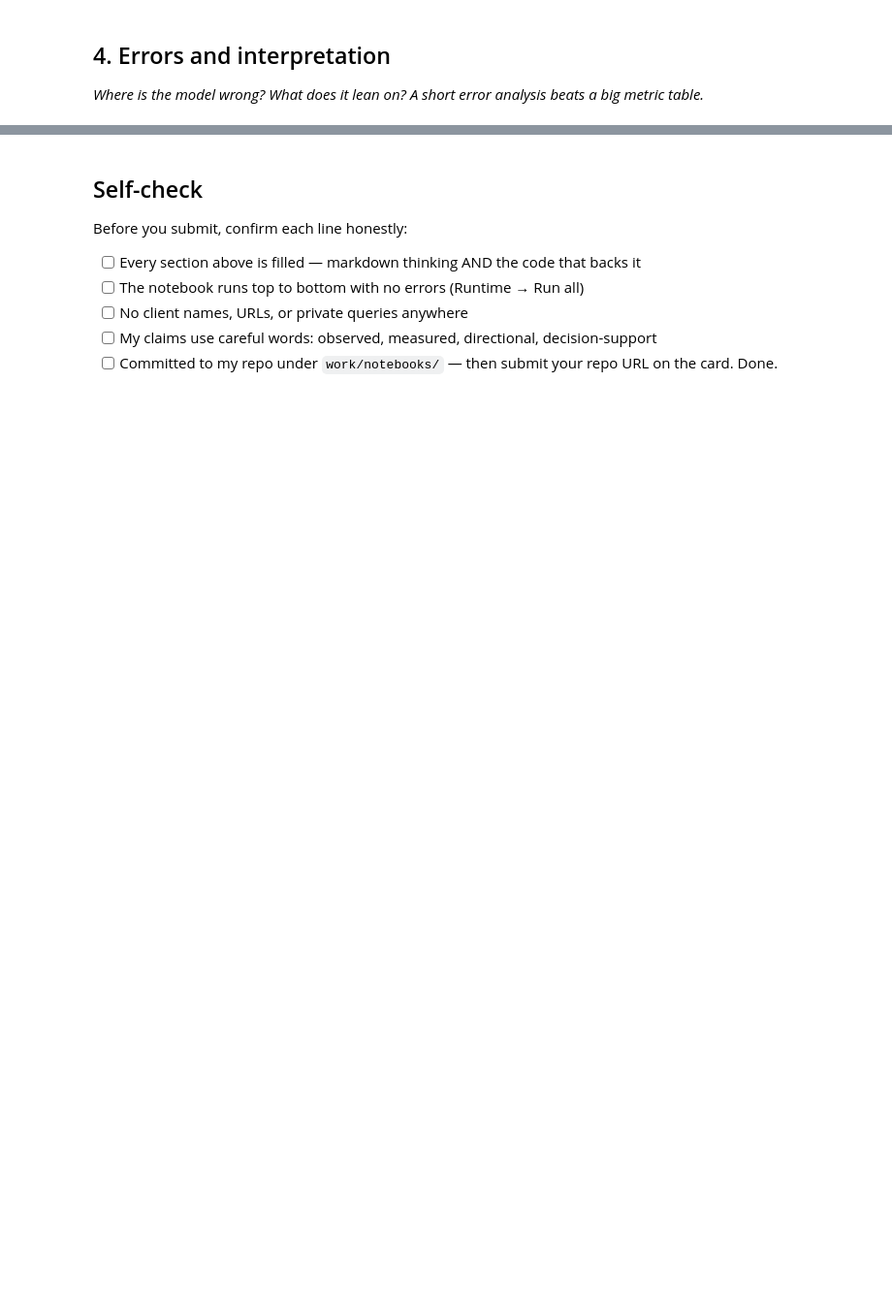
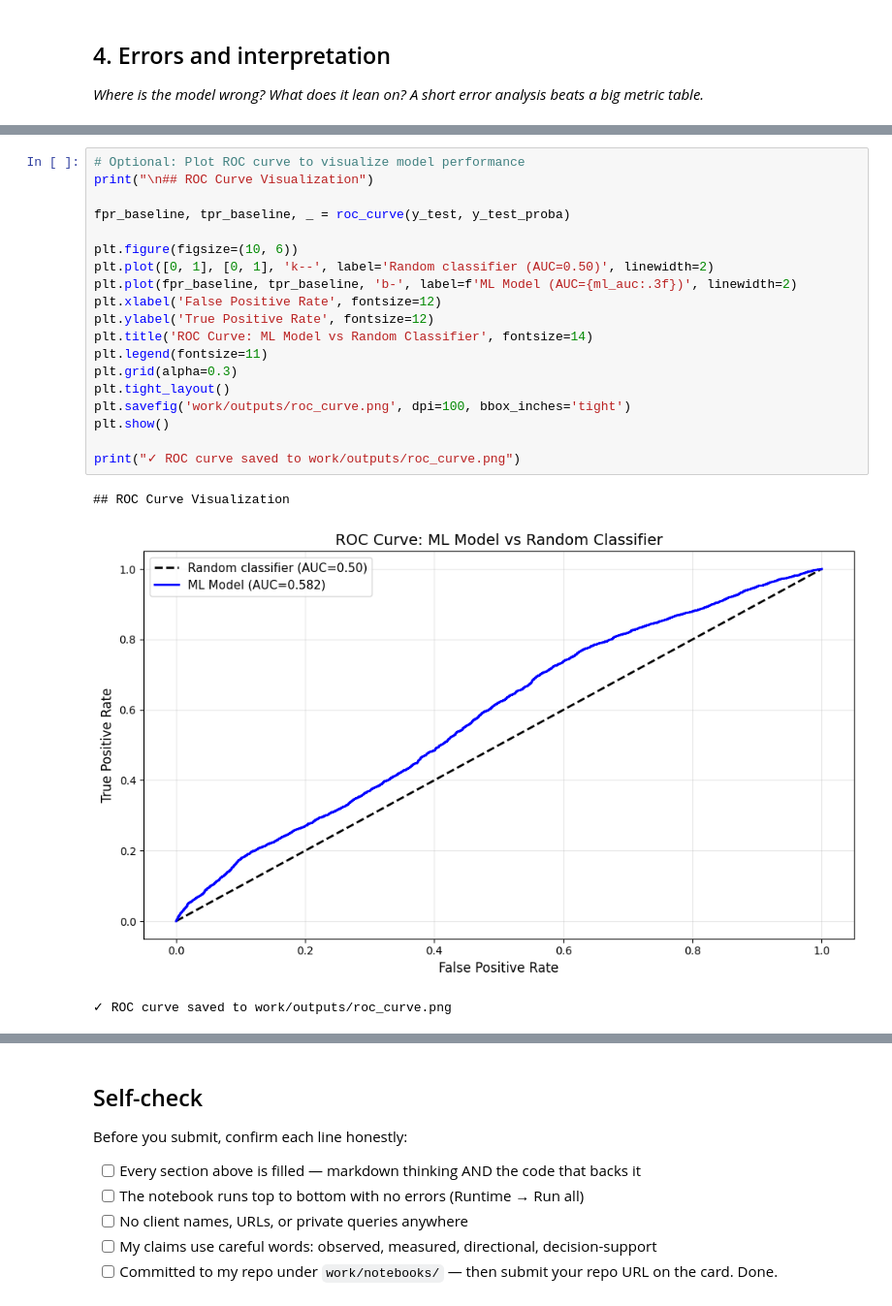
Before and after one commit to NasrinRipa/flyrank-ml-internship-2026-cohort-1-nasrin-akter-ripa, a Jupyter notebook: work/notebooks/w05_model.ipynb, the cells around one changed output, grey strips where cells are left out. Shown at 97% size. Cells and saved outputs as stored; diff of their text form; blank space fills up the shorter version.

```diff
--- a/work/notebooks/w05_model.ipynb
+++ b/work/notebooks/w05_model.ipynb
@@ -36,0 +637,23 @@ This skeleton is yours to fill. Work the sections **in order** — each one has
+# %%
+# Optional: Plot ROC curve to visualize model performance
+print("\n## ROC Curve Visualization")
+
+fpr_baseline, tpr_baseline, _ = roc_curve(y_test, y_test_proba)
+
+plt.figure(figsize=(10, 6))
+plt.plot([0, 1], [0, 1], 'k--', label='Random classifier (AUC=0.50)', linewidth=2)
+plt.plot(fpr_baseline, tpr_baseline, 'b-', label=f'ML Model (AUC={ml_auc:.3f})', linewidth=2)
+plt.xlabel('False Positive Rate', fontsize=12)
+plt.ylabel('True Positive Rate', fontsize=12)
+plt.title('ROC Curve: ML Model vs Random Classifier', fontsize=14)
+plt.legend(fontsize=11)
+plt.grid(alpha=0.3)
+plt.tight_layout()
+plt.savefig('work/outputs/roc_curve.png', dpi=100, bbox_inches='tight')
+plt.show()
+
+print("✓ ROC curve saved to work/outputs/roc_curve.png")
+# %% [output]
+## ROC Curve Visualization
+[figure, added]
+✓ ROC curve saved to work/outputs/roc_curve.png
```
Also changed, not shown: parts of 17 cells of this notebook.
